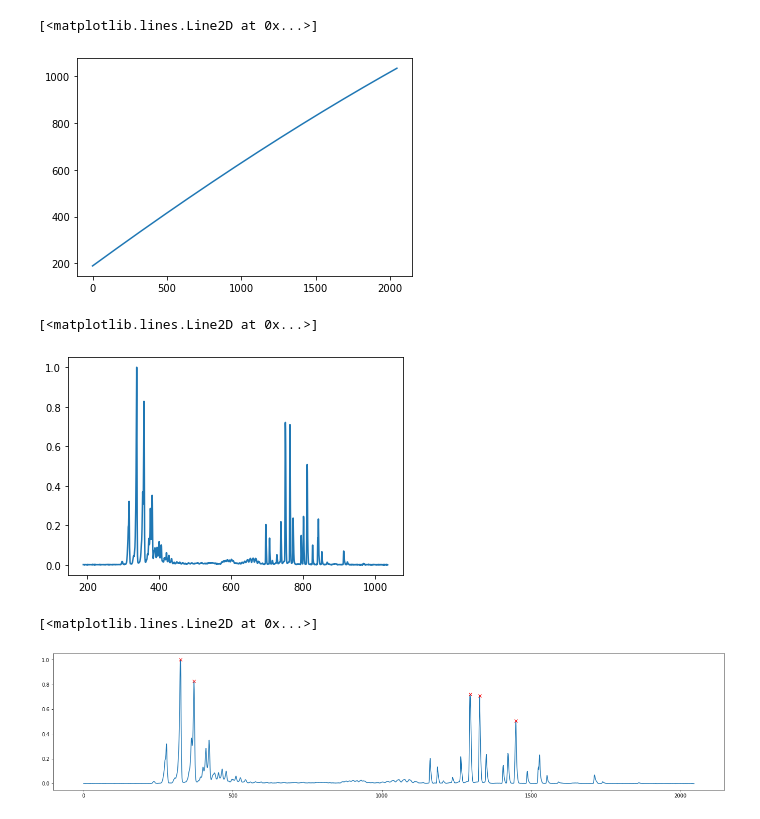
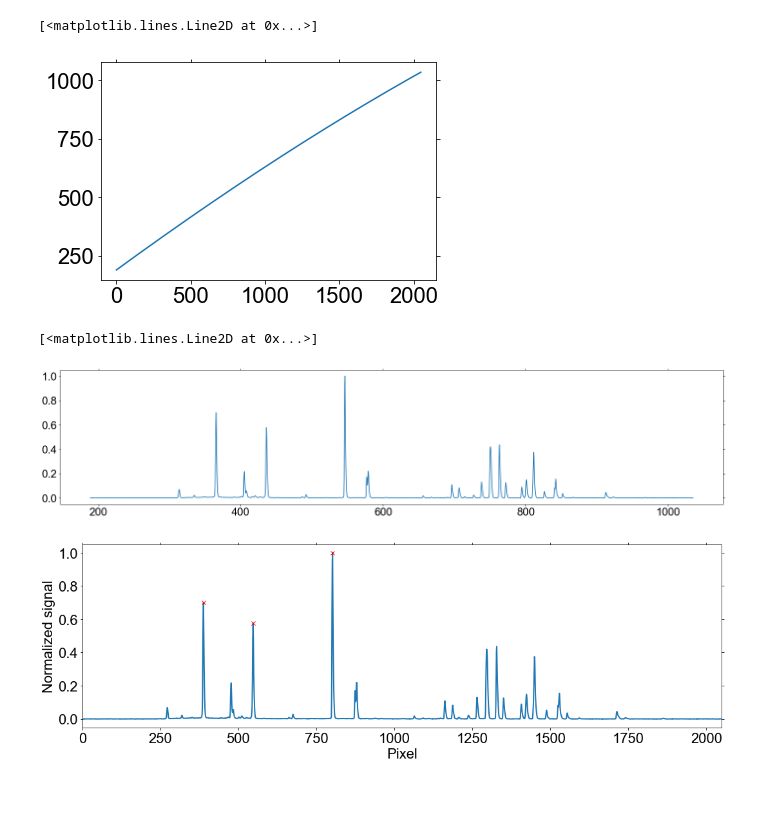
Before and after one commit to ttlindkvist/exphys2, a Jupyter notebook: Spectroscopy/calibration.ipynb, the cells around one changed output. Drawn from its saved outputs; the diff is of its cells as text; code cells hidden in the pictures; blank space fills up the shorter version.

```diff
--- a/Spectroscopy/calibration.ipynb
+++ b/Spectroscopy/calibration.ipynb
@@ -6,3 +7,10 @@ from scipy.optimize import curve_fit
+# %%
+plt.rc("font", family=["Helvetica", "Arial"]) # skifter skrifttype
+plt.rc("axes", labelsize=22)   # skriftstørrelse af `xlabel` og `ylabel`
+plt.rc("xtick", labelsize=22, top=True, direction="out")
+plt.rc("ytick", labelsize=22, right=True, direction="out")
+plt.rc("axes", titlesize=22)
+plt.rc("legend", fontsize=22)
 # %%
 reference = np.loadtxt('Day 1/Tube/He with calibration.txt', dtype=np.str, skiprows=14)
 reference = np.char.replace(reference, ',', '.').astype(np.float64)
@@ -10,7 +18,7 @@ reference = np.char.replace(reference, ',', '.').astype(np.float64)
 plt.plot(reference[:,0])
 # %% [output]
 [<matplotlib.lines.Line2D at 0x...>]
-[figure, old version]
+[figure, new version]
 # %%
 heights = {
     'H2' : 0.2,
@@ -32,7 +40,7 @@ relative_intensity = {
 for i in relative_intensity.keys():
     relative_intensity[i] = relative_intensity[i]/np.max(relative_intensity[i])
 # %%
-tube = 'Ar'
+tube = 'Hg'
 data = np.loadtxt('Day 1/Tube/'+tube+'.txt', dtype=np.str, skiprows=14)
 data = np.char.replace(data, ',', '.').astype(np.float64)
 data_bkg = np.loadtxt('Day 1/Tube/Background - '+tube+'.txt', dtype=np.str, skiprows=14)
@@ -40,19 +48,25 @@ data_bkg = np.char.replace(data_bkg, ',', '.').astype(np.float64)
 data[:,1] = data[:,1]-data_bkg[:,1]
 data[:,1] /= np.max(data[:,1])
 # %%
-plt.plot(reference[:,0], data[:,1])
+fig, ax = plt.subplots(1, 1)
+fig.set_size_inches(24, 5)
+ax.plot(reference[:,0], data[:,1])
 # %% [output]
 [<matplotlib.lines.Line2D at 0x...>]
-[figure, old version]
+[figure, new version]
 # %%
 fig, ax = plt.subplots(1, 1)
-fig.set_size_inches(24, 5)
+fig.set_size_inches(15, 5)
 peaks = find_peaks(data[:,1], height=heights[tube])[0]
-ax.plot(data[:,0], data[:,1])
+ax.plot(data[:,0], data[:,1], lw=2)
 ax.plot(data[peaks,0], data[peaks,1], 'rx')
+ax.set_xlim(0, 2048)
+ax.set_xlabel('Pixel')
+ax.set_ylabel('Normalized signal')
+plt.tight_layout()
+# plt.savefig('Hg raw_v2.pdf')
 # %% [output]
-[<matplotlib.lines.Line2D at 0x...>]
-[figure, old version]
+[figure, new version]
 # %%
 plt.plot(reference[:,0])
 plt.plot(peaks, spectral_lines[tube], 'rx')
```
Also changed, not shown: parts of 15 cells of this notebook, 7 other files.
